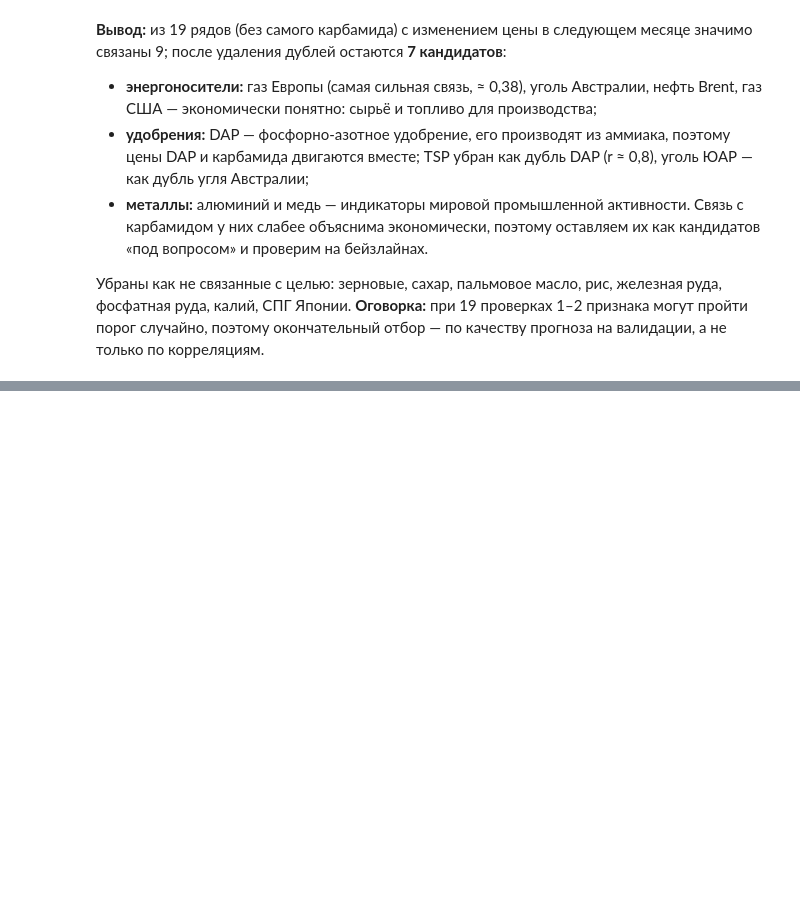
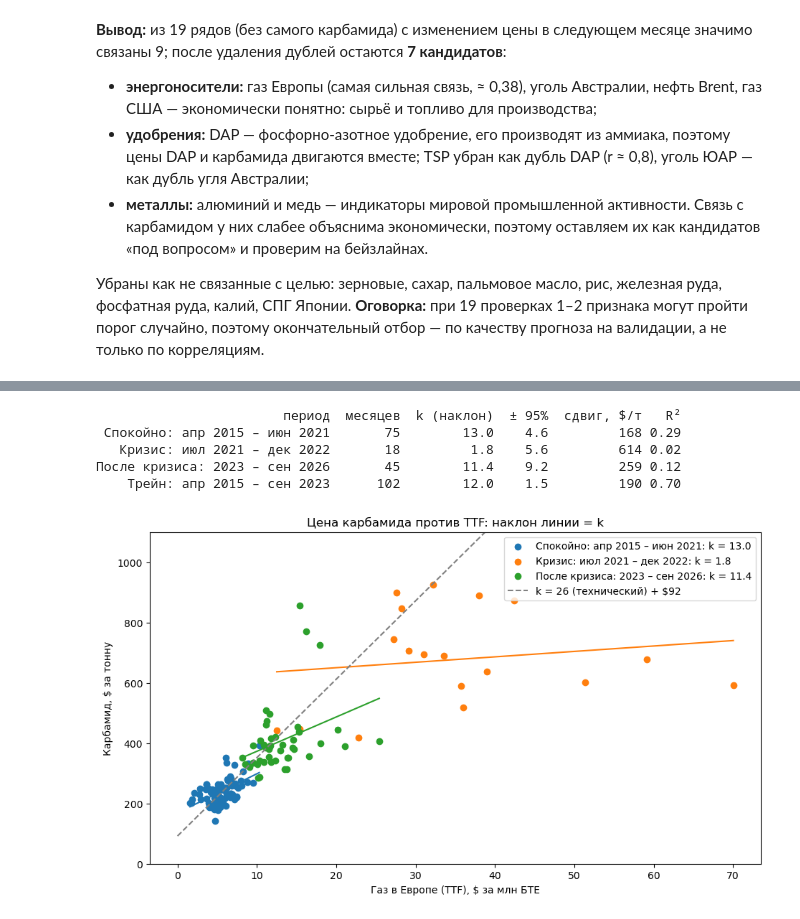
Before and after one commit to VldslMr/fertilizer-supply-chain-digital-model, a Jupyter notebook: checkpoint_2/elizaveta_eda/notebooks/01_eda_prices_target.ipynb, the cells around one changed output, grey strips where cells are left out. Drawn from its saved outputs; the diff is of its cells as text; code cells hidden in the pictures; blank space fills up the shorter version.

```diff
--- a/checkpoint_2/elizaveta_eda/notebooks/02_eda_checkpoint2.ipynb
+++ b/checkpoint_2/elizaveta_eda/notebooks/01_eda_prices_target.ipynb
@@ -385,0 +400,14 @@ tsp           0.21
+# %%
+import sys
+sys.path.append("..")
+
+import numpy as np
+import pandas as pd
+import matplotlib.pyplot as plt
+from scipy import stats
+
+df = pd.read_parquet("../data/processed/prices_monthly.parquet")
+df = df.loc["2015-04":]
+train = df.loc[:"2023-09"]
+print("Весь период:", df.index.min().date(), "–", df.index.max().date(), len(df), "мес.")
+print("Трейн:", train.index.min().date(), "–", train.index.max().date(), len(train), "мес.")
@@ -385,0 +421,45 @@ tsp           0.21
+# %%
+periods = {
+    "Спокойно: апр 2015 – июн 2021": ("2015-04", "2021-06"),
+    "Кризис: июл 2021 – дек 2022": ("2021-07", "2022-12"),
+    "После кризиса: 2023 – сен 2026": ("2023-01", "2026-09"),
+    "Трейн: апр 2015 – сен 2023": ("2015-04", "2023-09"),
+}
+
+rows = []
+for name, (start, end) in periods.items():
+    part = df.loc[start:end]
+    fit = stats.linregress(part["gas_europe"], part["urea_price"])
+    rows.append({
+        "период": name,
+        "месяцев": len(part),
+        "k (наклон)": round(fit.slope, 1),
+        "± 95%": round(1.96 * fit.stderr, 1),
+        "сдвиг, $/т": round(fit.intercept),
+        "R²": round(fit.rvalue ** 2, 2),
+    })
+print(pd.DataFrame(rows).to_string(index=False))
+
+fig, ax = plt.subplots(figsize=(11, 6))
+for name in list(periods)[:3]:
+    start, end = periods[name]
+    part = df.loc[start:end]
+    fit = stats.linregress(part["gas_europe"], part["urea_price"])
+    ax.scatter(part["gas_europe"], part["urea_price"], label=f"{name}: k = {fit.slope:.1f}")
+    x = part["gas_europe"].sort_values()
+    ax.plot(x, fit.intercept + fit.slope * x)
+x = np.linspace(0, 40, 50)
+ax.plot(x, 92 + 26 * x, color="gray", linestyle="--", label="k = 26 (технический) + $92")
+ax.set_xlabel("Газ в Европе (TTF), $ за млн БТЕ")
+ax.set_ylabel("Карбамид, $ за тонну")
+ax.set_ylim(0, 1100)
+ax.set_title("Цена карбамида против TTF: наклон линии = k")
+ax.legend()
+plt.show()
+# %% [output]
+                        период  месяцев  k (наклон)  ± 95%  сдвиг, $/т   R²
+ Спокойно: апр 2015 – июн 2021       75        13.0    4.6         168 0.29
+   Кризис: июл 2021 – дек 2022       18         1.8    5.6         614 0.02
+После кризиса: 2023 – сен 2026       45        11.4    9.2         259 0.12
+    Трейн: апр 2015 – сен 2023      102        12.0    1.5         190 0.70
+[figure, added]
```
Also changed, not shown: parts of 19 cells of this notebook, 8 other files.
